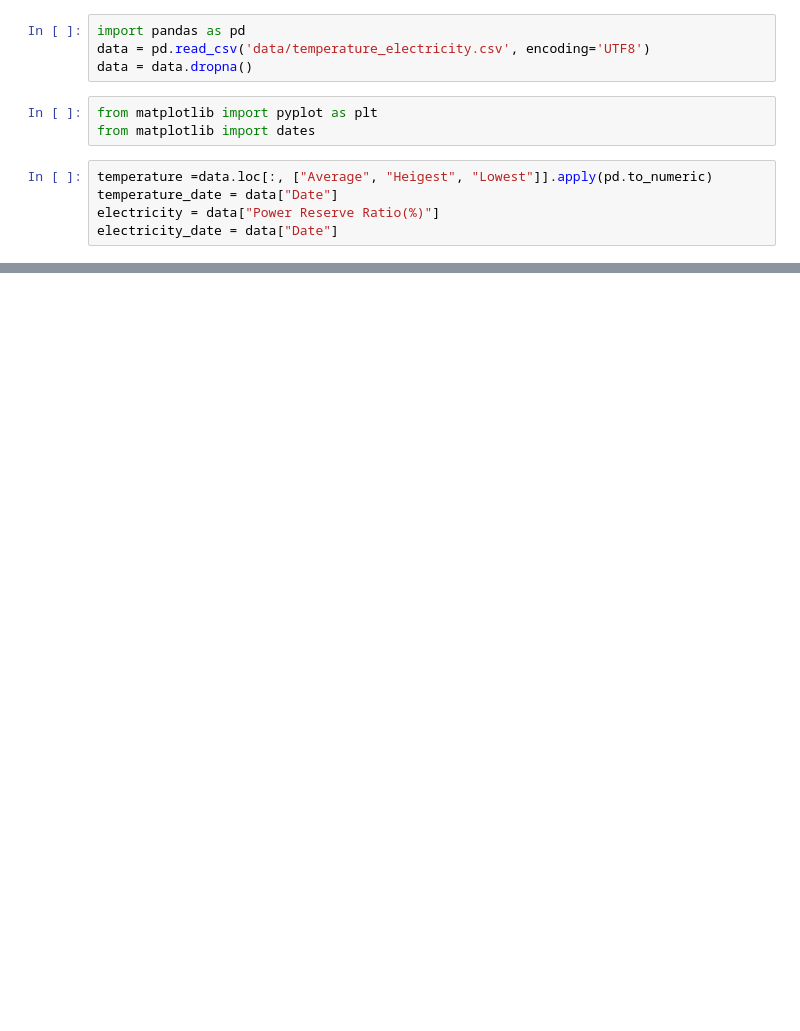
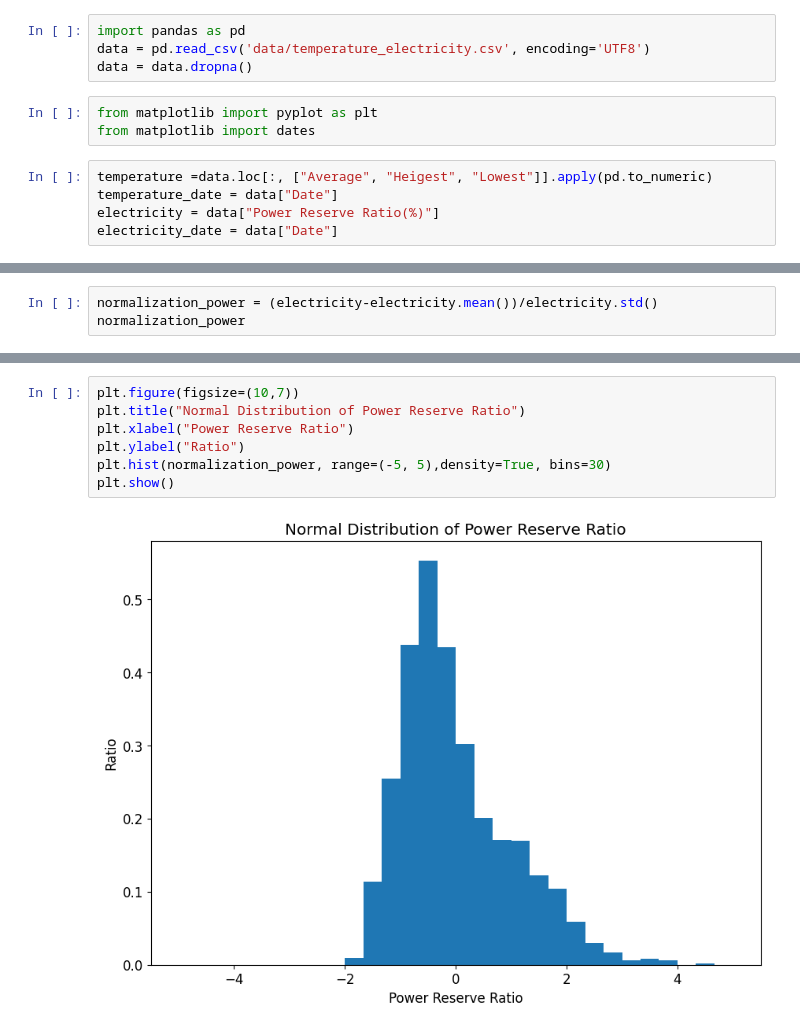
Before and after one commit to jhyunwoo/temperatre-electricity-nb, a Jupyter notebook: graph.ipynb, the cells around one changed output, grey strips where cells are left out. Drawn from its saved outputs; the diff is of its cells as text; blank space fills up the shorter version.

```diff
--- a/graph.ipynb
+++ b/graph.ipynb
@@ -74,0 +45,3 @@ plt.bar(electricity_bar.columns, electricity_bar.values[0])
+# %%
+normalization_power = (electricity-electricity.mean())/electricity.std()
+normalization_power
@@ -74,0 +69,9 @@ plt.bar(electricity_bar.columns, electricity_bar.values[0])
+# %%
+plt.figure(figsize=(10,7))
+plt.title("Normal Distribution of Power Reserve Ratio")
+plt.xlabel("Power Reserve Ratio")
+plt.ylabel("Ratio")
+plt.hist(normalization_power, range=(-5, 5),density=True, bins=30)
+plt.show()
+# %% [output]
+[figure, added]
```
Also changed, not shown: parts of 12 cells of this notebook.
